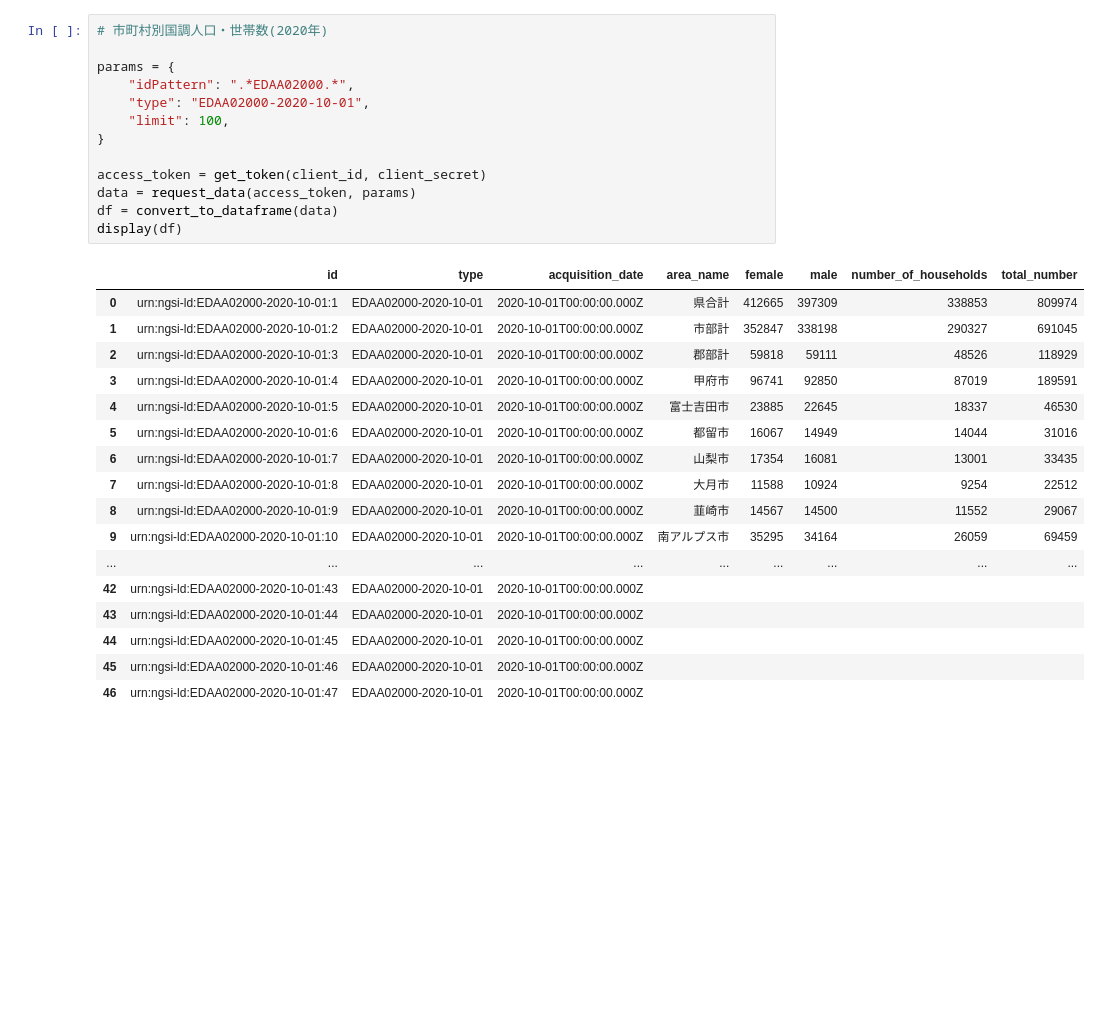
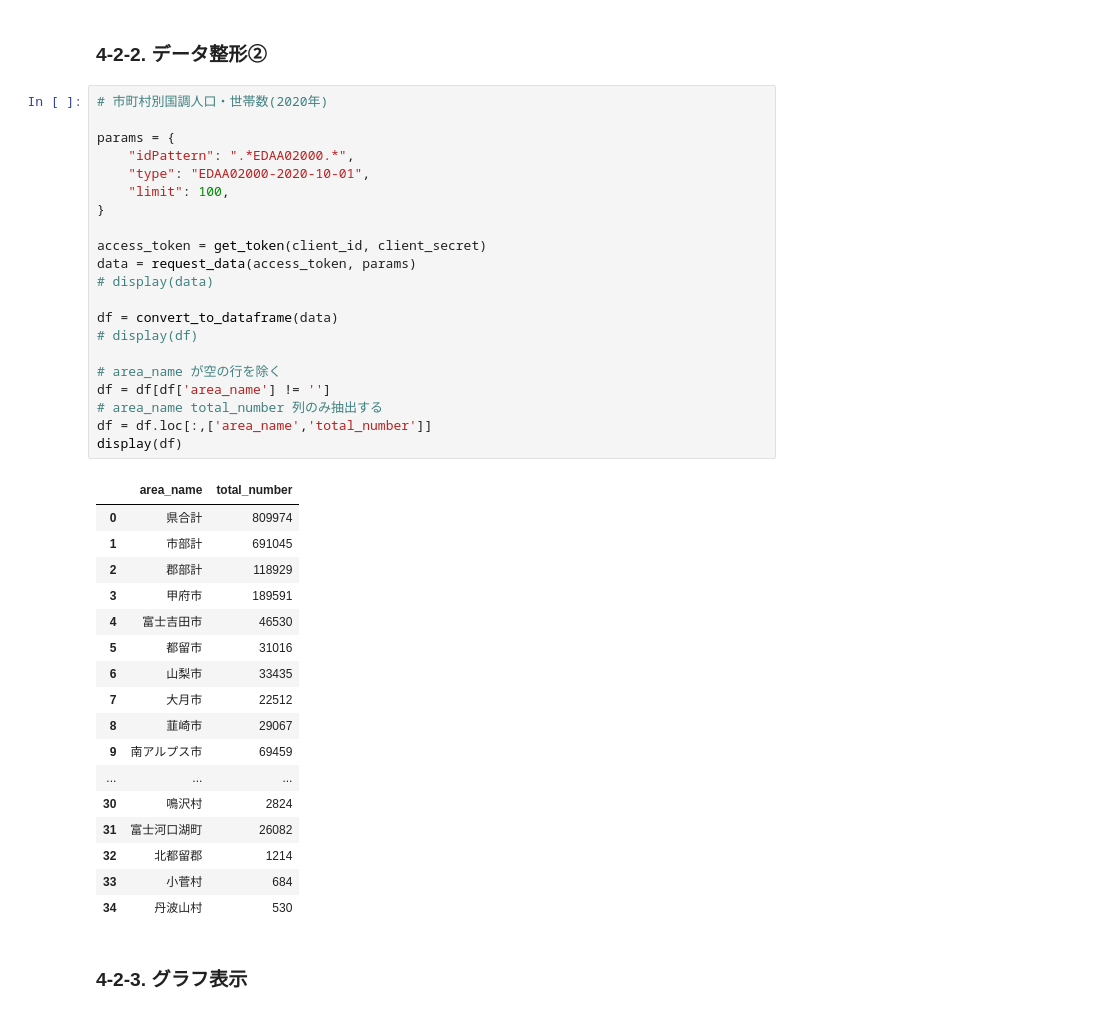
Before and after one commit to shingen-py/doc_20250202, a Jupyter notebook: 20250202_Chapter4.ipynb, the cells around one changed output. Drawn from its saved outputs; the diff is of its cells as text; blank space fills up the shorter version.

```diff
--- a/20250202_Chapter4.ipynb
+++ b/20250202_Chapter4.ipynb
@@ -114,34 +203,46 @@ display(df)
+# %% [markdown]
+### 4-2-2. データ整形②
 # %%
 # 市町村別国調人口・世帯数(2020年)
 
 params = {
     "idPattern": ".*EDAA02000.*",
     "type": "EDAA02000-2020-10-01",
     "limit": 100,
 }
 
 access_token = get_token(client_id, client_secret)
 data = request_data(access_token, params)
+# display(data)
+
 df = convert_to_dataframe(data)
+# display(df)
+
+# area_name が空の行を除く
+df = df[df['area_name'] != '']
+# area_name total_number 列のみ抽出する
+df = df.loc[:,['area_name','total_number']]
 display(df)
 # %% [output]
-|  | id | type | acquisition_date | area_name | female | male | number_of_households | total_number |
-| 0 | urn:ngsi-ld:EDAA02000-2020-10-01:1 | EDAA02000-2020-10-01 | 2020-10-01T00:00:00.000Z | 県合計 | 412665 | 397309 | 338853 | 809974 |
-| 1 | urn:ngsi-ld:EDAA02000-2020-10-01:2 | EDAA02000-2020-10-01 | 2020-10-01T00:00:00.000Z | 市部計 | 352847 | 338198 | 290327 | 691045 |
-| 2 | urn:ngsi-ld:EDAA02000-2020-10-01:3 | EDAA02000-2020-10-01 | 2020-10-01T00:00:00.000Z | 郡部計 | 59818 | 59111 | 48526 | 118929 |
-| 3 | urn:ngsi-ld:EDAA02000-2020-10-01:4 | EDAA02000-2020-10-01 | 2020-10-01T00:00:00.000Z | 甲府市 | 96741 | 92850 | 87019 | 189591 |
-| 4 | urn:ngsi-ld:EDAA02000-2020-10-01:5 | EDAA02000-2020-10-01 | 2020-10-01T00:00:00.000Z | 富士吉田市 | 23885 | 22645 | 18337 | 46530 |
-| 5 | urn:ngsi-ld:EDAA02000-2020-10-01:6 | EDAA02000-2020-10-01 | 2020-10-01T00:00:00.000Z | 都留市 | 16067 | 14949 | 14044 | 31016 |
-| 6 | urn:ngsi-ld:EDAA02000-2020-10-01:7 | EDAA02000-2020-10-01 | 2020-10-01T00:00:00.000Z | 山梨市 | 17354 | 16081 | 13001 | 33435 |
-| 7 | urn:ngsi-ld:EDAA02000-2020-10-01:8 | EDAA02000-2020-10-01 | 2020-10-01T00:00:00.000Z | 大月市 | 11588 | 10924 | 9254 | 22512 |
-| 8 | urn:ngsi-ld:EDAA02000-2020-10-01:9 | EDAA02000-2020-10-01 | 2020-10-01T00:00:00.000Z | 韮崎市 | 14567 | 14500 | 11552 | 29067 |
-| 9 | urn:ngsi-ld:EDAA02000-2020-10-01:10 | EDAA02000-2020-10-01 | 2020-10-01T00:00:00.000Z | 南アルプス市 | 35295 | 34164 | 26059 | 69459 |
-| ... | ... | ... | ... | ... | ... | ... | ... | ... |
-| 42 | urn:ngsi-ld:EDAA02000-2020-10-01:43 | EDAA02000-2020-10-01 | 2020-10-01T00:00:00.000Z |  |  |  |  |  |
-| 43 | urn:ngsi-ld:EDAA02000-2020-10-01:44 | EDAA02000-2020-10-01 | 2020-10-01T00:00:00.000Z |  |  |  |  |  |
-| 44 | urn:ngsi-ld:EDAA02000-2020-10-01:45 | EDAA02000-2020-10-01 | 2020-10-01T00:00:00.000Z |  |  |  |  |  |
-| 45 | urn:ngsi-ld:EDAA02000-2020-10-01:46 | EDAA02000-2020-10-01 | 2020-10-01T00:00:00.000Z |  |  |  |  |  |
-| 46 | urn:ngsi-ld:EDAA02000-2020-10-01:47 | EDAA02000-2020-10-01 | 2020-10-01T00:00:00.000Z |  |  |  |  |  |
+|  | area_name | total_number |
+| 0 | 県合計 | 809974 |
+| 1 | 市部計 | 691045 |
+| 2 | 郡部計 | 118929 |
+| 3 | 甲府市 | 189591 |
+| 4 | 富士吉田市 | 46530 |
+| 5 | 都留市 | 31016 |
+| 6 | 山梨市 | 33435 |
+| 7 | 大月市 | 22512 |
+| 8 | 韮崎市 | 29067 |
+| 9 | 南アルプス市 | 69459 |
+| ... | ... | ... |
+| 30 | 鳴沢村 | 2824 |
+| 31 | 富士河口湖町 | 26082 |
+| 32 | 北都留郡 | 1214 |
+| 33 | 小菅村 | 684 |
+| 34 | 丹波山村 | 530 |
+# %% [markdown]
+### 4-2-3. グラフ表示
 # %%
 # 市町村別国調人口・世帯数(甲府市)
 
```
Also changed, not shown: parts of 9 cells of this notebook.
